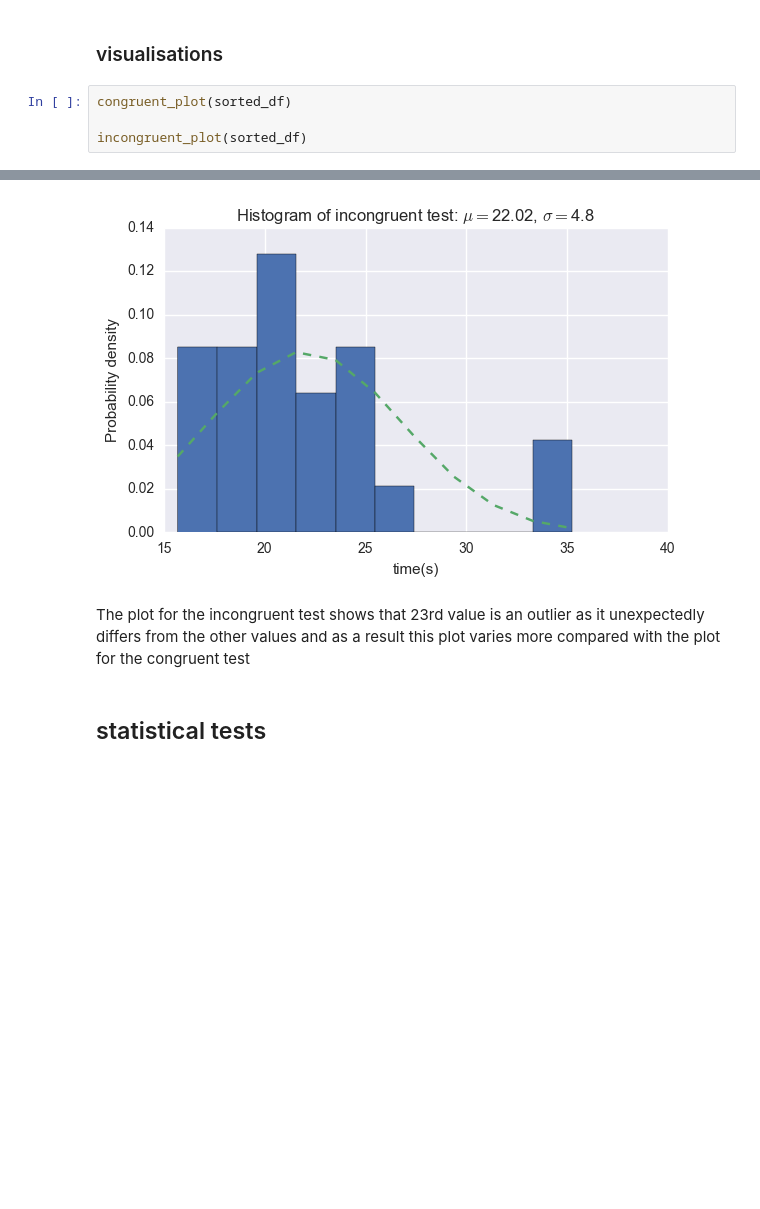
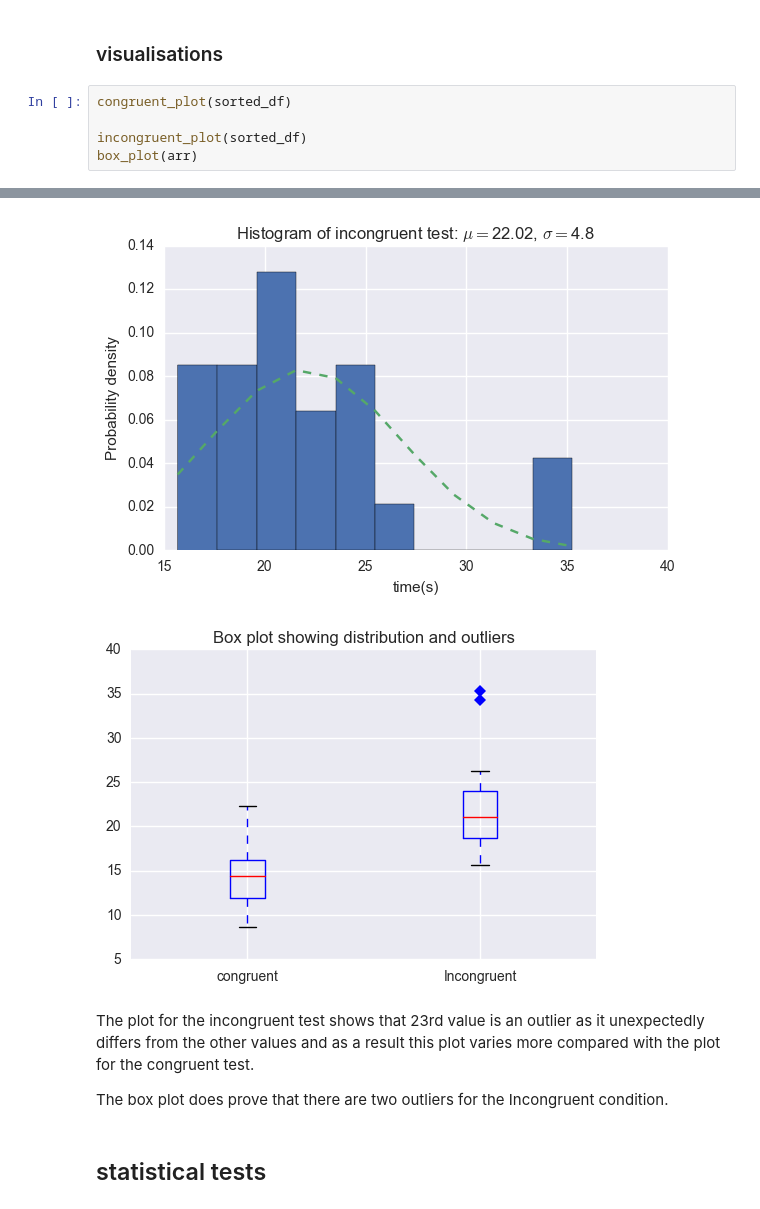
Before and after one commit to dhatawesomedude/stroop_test, a Jupyter notebook: stroop_task.ipynb, the cells around one changed output, grey strips where cells are left out. Cells and saved outputs as stored; diff of their text form; blank space fills up the shorter version.

Commit message:
added boxplots for outliers

```diff
--- a/stroop_task.ipynb
+++ b/stroop_task.ipynb
@@ -83,12 +83,16 @@ SD for incongruent population:  4.79705712247
 # %%
 congruent_plot(sorted_df)
 
 incongruent_plot(sorted_df)
+box_plot(arr)
 # %% [output]
 [figure]
 [figure]
+[figure, added]
 # %% [markdown]
-The plot for the incongruent test shows that 23rd value is an outlier as it unexpectedly differs from the other values  and as a result this plot varies more compared with the plot for the congruent test
+The plot for the incongruent test shows that 23rd value is an outlier as it unexpectedly differs from the other values  and as a result this plot varies more compared with the plot for the congruent test.
+
+The box plot does prove that there are two outliers for the Incongruent condition.
 # %% [markdown]
 ## statistical tests
 # %% [markdown]
```
Also changed, not shown: parts of 2 cells of this notebook, 1 other file.
